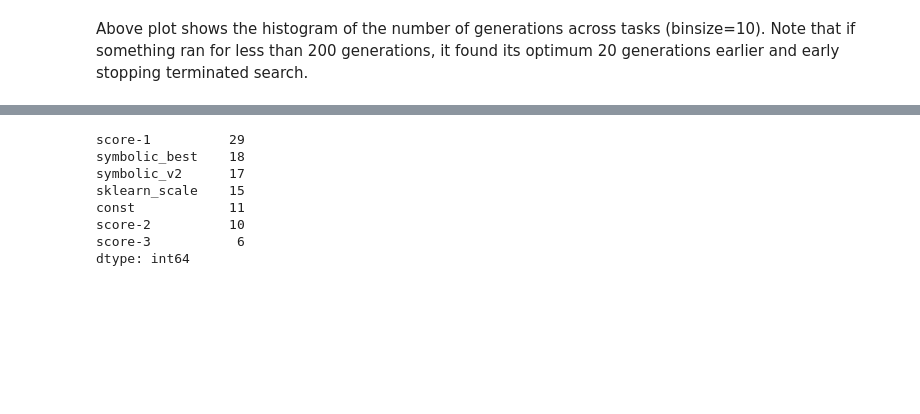
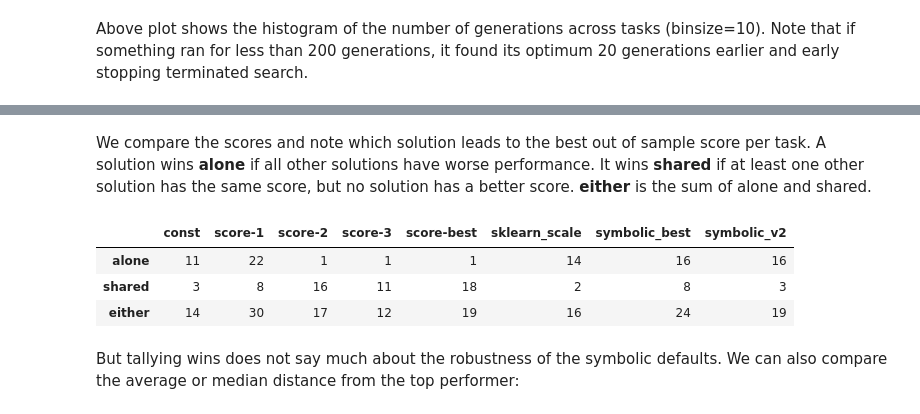
Before and after one commit to PGijsbers/symbolicdefaults, a Jupyter notebook: ParetoParsing.ipynb, the cells around one changed output, grey strips where cells are left out. Cells and saved outputs as stored; diff of their text form; code cells hidden in the pictures; blank space fills up the shorter version.

```diff
--- a/ParetoParsing.ipynb
+++ b/ParetoParsing.ipynb
@@ -160,11 +190,24 @@ df.loc[out_sample]
-# %%
-df.loc[out_sample].idxmax(axis=1).value_counts()
-# %% [output]
-score-1          29
-symbolic_best    18
-symbolic_v2      17
-sklearn_scale    15
-const            11
-score-2          10
-score-3           6
-dtype: int64
+# %% [markdown]
+We compare the scores and note which solution leads to the best out of sample score per task. A solution wins **alone** if all other solutions have worse performance. It wins **shared** if at least one other solution has the same score, but no solution has a better score. **either** is the sum of alone and shared.
+# %%
+alone = defaultdict(int)
+shared = defaultdict(int)
+for _, out in df.loc[out_sample].iterrows():
+    best = out[out == out.max()].index.values
+    if len(best) == 1:
+        alone[best[0]] += 1
+    else:
+        for winner in best:
+            shared[winner] += 1
+# %%
+alone = {k: alone[k] for k in sorted(alone)}
+shared = {k: shared[k] for k in sorted(shared)}
+either = {k: shared[k] + alone[k] for k in sorted(shared)}
+pd.DataFrame([alone, shared, either], index=['alone', 'shared', 'either'])
+# %% [output]
+|  | const | score-1 | score-2 | score-3 | score-best | sklearn_scale | symbolic_best | symbolic_v2 |
+| alone | 11 | 22 | 1 | 1 | 1 | 14 | 16 | 16 |
+| shared | 3 | 8 | 16 | 11 | 18 | 2 | 8 | 3 |
+| either | 14 | 30 | 17 | 12 | 19 | 16 | 24 | 19 |
+# %% [markdown]
+But tallying wins does not say much about the robustness of the symbolic defaults. We can also compare the average or median distance from the top performer:
```
Also changed, not shown: parts of 20 cells of this notebook, 1 other file.
